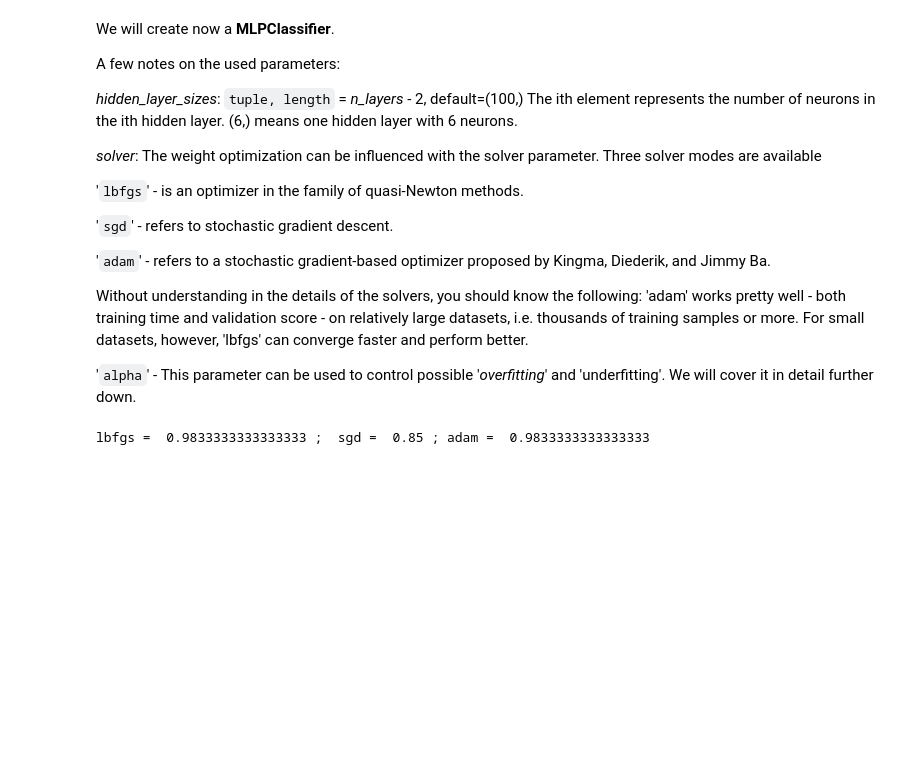
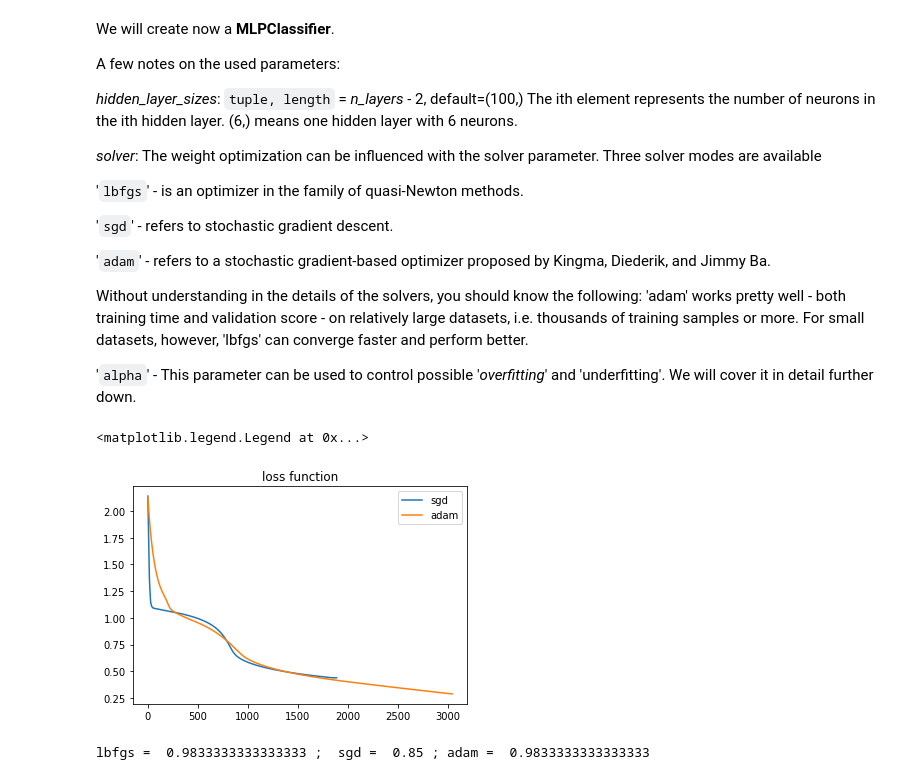
Before and after one commit to encoras/Artificial-Intelligence-Group, a Jupyter notebook: MLP_test.ipynb, the cells around one changed output. Drawn from its saved outputs; the diff is of its cells as text; code cells hidden in the pictures; blank space fills up the shorter version.

```diff
--- a/MLP_test.ipynb
+++ b/MLP_test.ipynb
@@ -43,8 +43,16 @@ Without understanding in the details of the solvers, you should know the followi
 # %%
 # Comparing the optimizers for network with 6 neurons in hiden layer
 clf_lb = MLPClassifier(solver='lbfgs', alpha=1e-5, hidden_layer_sizes=(6,), random_state=123).fit(X_train, y_train)
-clf_sgd = MLPClassifier(solver='sgd', max_iter=3000, alpha=1e-5, hidden_layer_sizes=(6,), random_state=123).fit(X_train, y_train)
-clf_adam = MLPClassifier(solver='adam', max_iter=3000, alpha=1e-5, hidden_layer_sizes=(6,), random_state=123).fit(X_train, y_train)
+clf_sgd = MLPClassifier(solver='sgd', max_iter=3000, learning_rate_init=0.001, learning_rate='adaptive',alpha=1e-5, hidden_layer_sizes=(6,), random_state=123).fit(X_train, y_train)
+clf_adam = MLPClassifier(solver='adam', max_iter=5000, alpha=1e-5, hidden_layer_sizes=(6,), random_state=123).fit(X_train, y_train)
+
+plt.plot(clf_sgd.loss_curve_)
+plt.title('loss function')
+plt.plot(clf_adam.loss_curve_)
+plt.legend(['sgd','adam'])
+# %% [output]
+<matplotlib.legend.Legend at 0x...>
+[figure, added]
 # %%
 #lbfgs test
 y_pred = clf_lb.predict(X_test)
```
Also changed, not shown: parts of 2 cells of this notebook.
